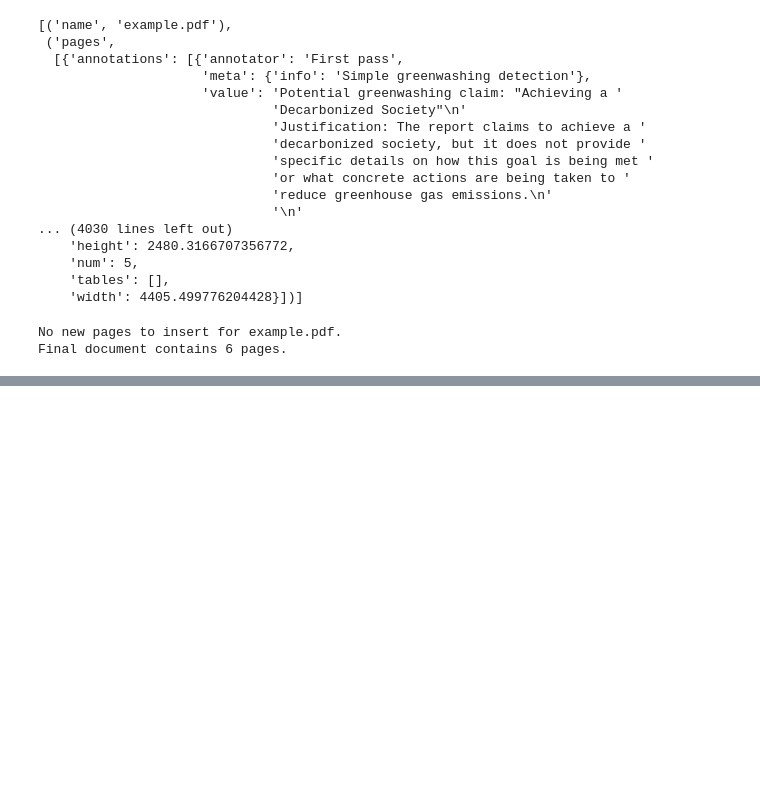
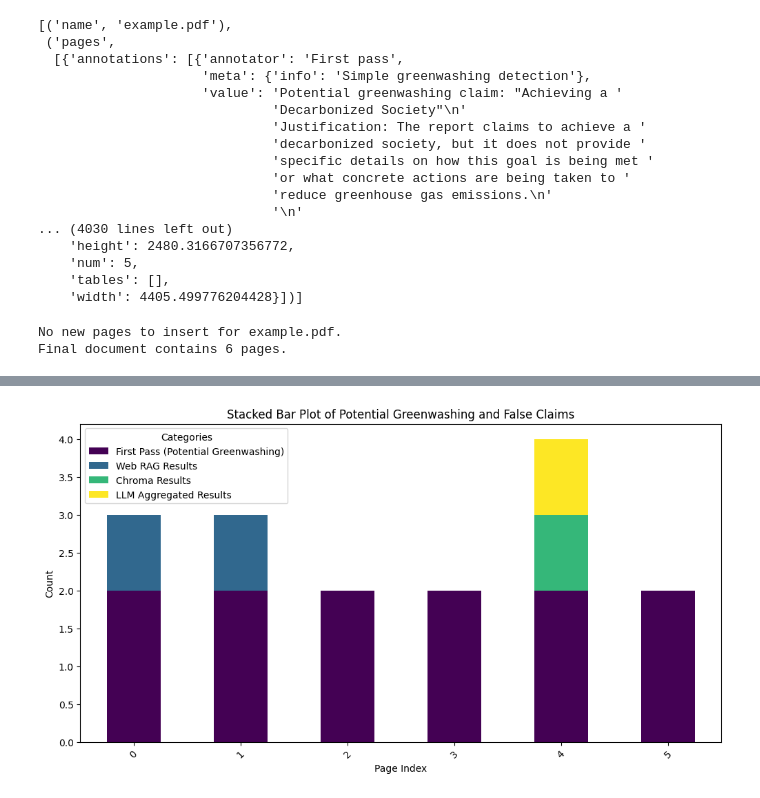
Before and after one commit to athenarc/ai4greenwashing, a Jupyter notebook: example.ipynb, the cells around one changed output, grey strips where cells are left out. Saved outputs shown, nothing was run; the diff lists cells and outputs as text; code cells hidden in the pictures; blank space fills up the shorter version.

```diff
--- a/example.ipynb
+++ b/example.ipynb
@@ -246,0 +322,38 @@ df.to_csv(jsonfile.replace('.json', '.csv'), index=False)
+# %%
+import pandas as pd
+import matplotlib.pyplot as plt
+import numpy as np
+import re
+
+# Load your dataframe (replace this with your actual dataframe loading method)
+
+# Count occurrences of "potential greenwashing" in the "First pass" column
+first_pass_count = df["First pass"].str.count("Potential greenwashing", flags=re.IGNORECASE).groupby(df.index).sum()
+
+# Define function to count occurrences of "PARTIALLY FALSE" and "FALSE"
+def count_false_statements(columns, df):
+    return df[columns].apply(lambda col: col.str.contains("Result of the statement: PARTIALLY FALSE|Result of the statement: FALSE", na=False)).sum(axis=1)
+
+# Aggregate counts for each category
+web_rag_count = count_false_statements(["web_rag_result", "web_rag_result_2"], df)
+chroma_count = count_false_statements(["chroma_result", "chroma_result_2"], df)
+llm_agg_count = count_false_statements(["aggregator_result", "aggregator_result_2"], df)
+
+# Create a new dataframe for plotting
+plot_df = pd.DataFrame({
+    "First Pass (Potential Greenwashing)": first_pass_count,
+    "Web RAG Results": web_rag_count,
+    "Chroma Results": chroma_count,
+    "LLM Aggregated Results": llm_agg_count
+})
+
+# Plot stacked bar chart
+ax = plot_df.plot(kind='bar', stacked=True, figsize=(12, 6), colormap='viridis')
+plt.xlabel("Page Index")
+plt.ylabel("Count")
+plt.title("Stacked Bar Plot of Potential Greenwashing and False Claims")
+plt.legend(title="Categories")
+plt.xticks(np.arange(len(plot_df.index)), plot_df.index, rotation=45)
+plt.show()
+# %% [output]
+[figure, added]
```
Also changed, not shown: parts of 12 cells of this notebook, 1 other file.
